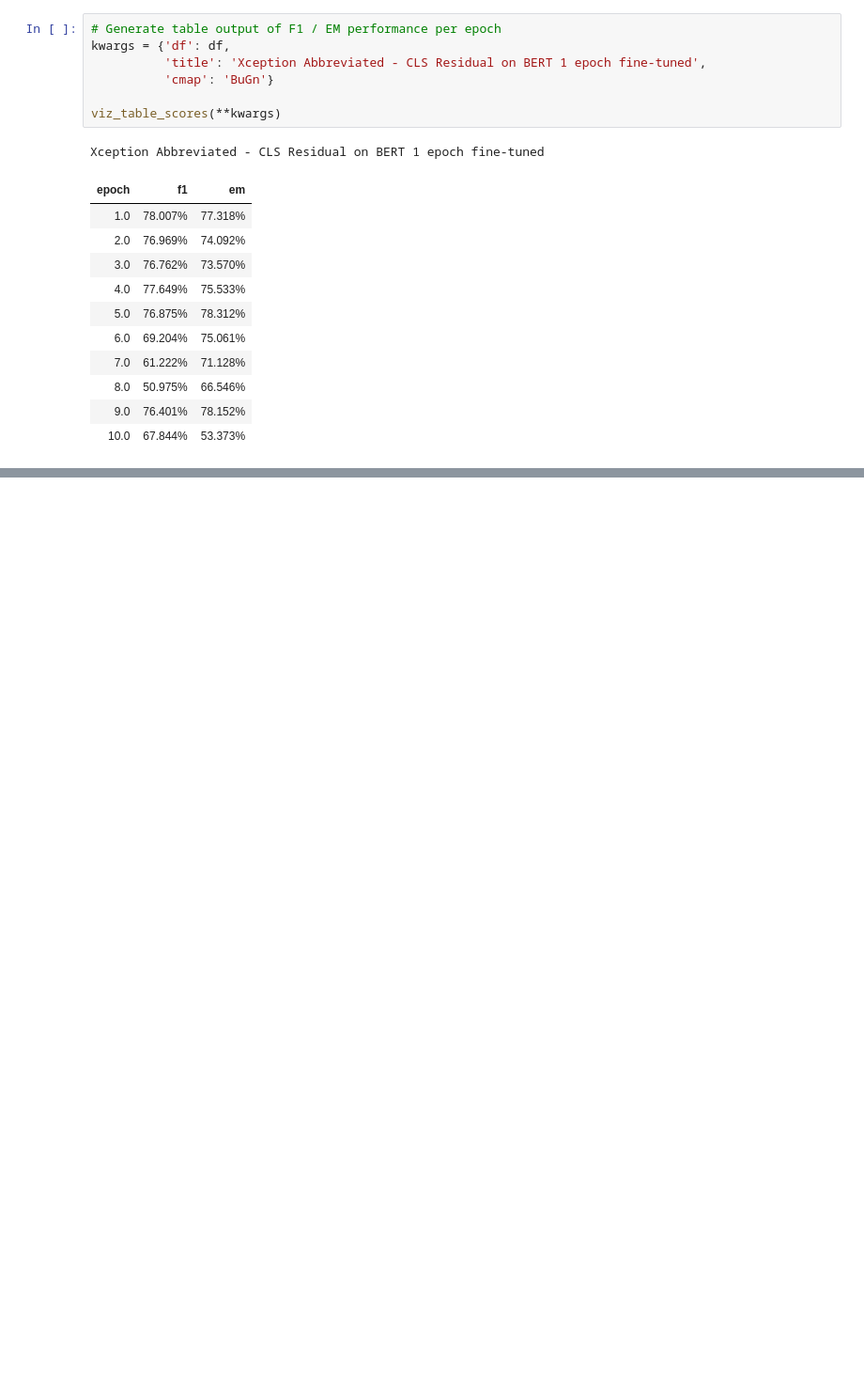
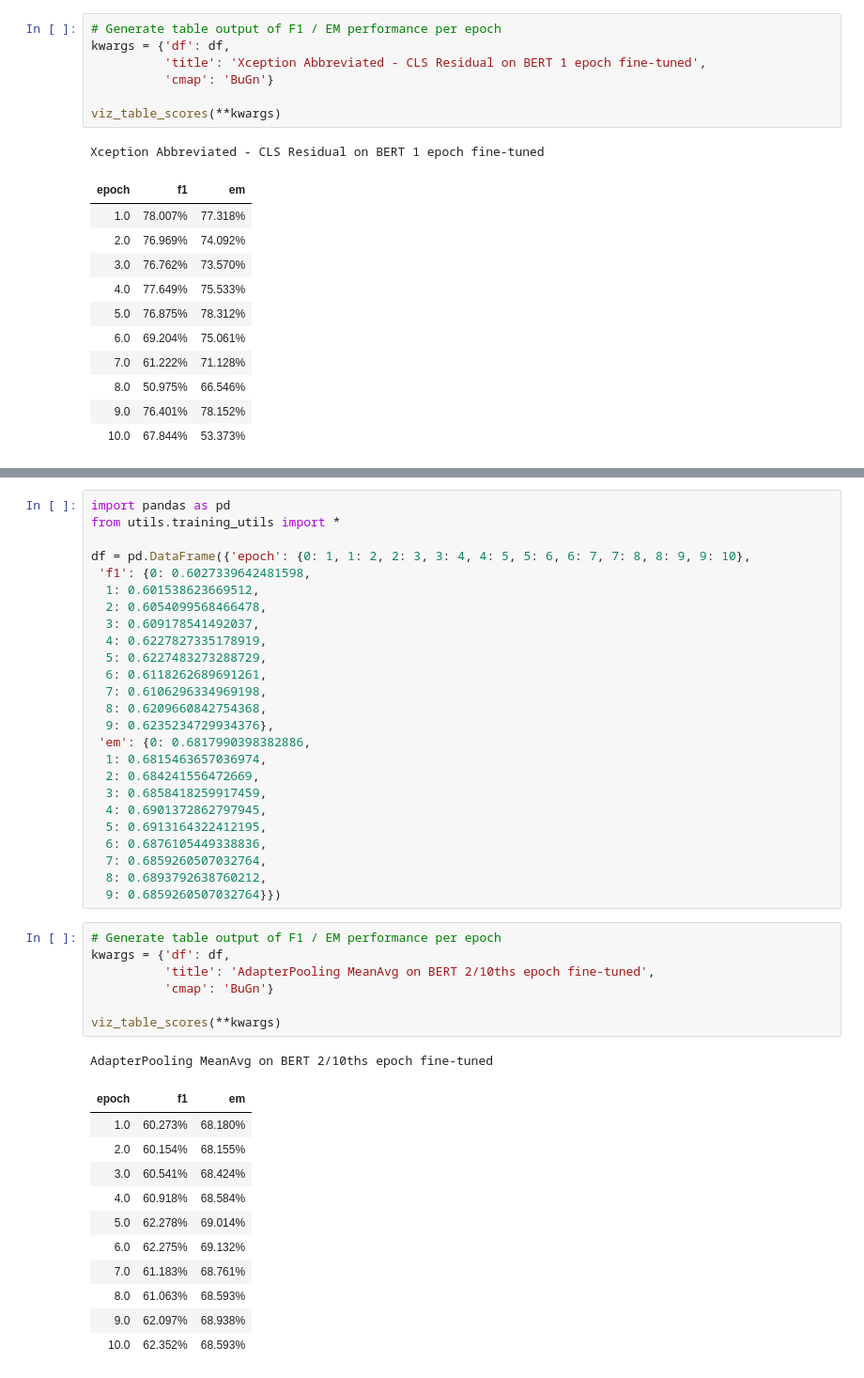
Before and after one commit to cbenge509/BERTVision, a Jupyter notebook: Example Performance Reporting.ipynb, the cells around one changed output, grey strips where cells are left out. Shown at 94% size. Cells and saved outputs as stored; diff of their text form; blank space fills up the shorter version.

```diff
--- a/Example Performance Reporting.ipynb
+++ b/Example Performance Reporting.ipynb
@@ -582,3 +582,48 @@ kwargs = {'df': df,
 viz_bert_performance(**kwargs)
 # %% [output]
 [interactive output not drawn]
+# %%
+import pandas as pd
+from utils.training_utils import *
+
+df = pd.DataFrame({'epoch': {0: 1, 1: 2, 2: 3, 3: 4, 4: 5, 5: 6, 6: 7, 7: 8, 8: 9, 9: 10},
+ 'f1': {0: 0.6027339642481598,
+  1: 0.601538623669512,
+  2: 0.6054099568466478,
+  3: 0.609178541492037,
+  4: 0.6227827335178919,
+  5: 0.6227483273288729,
+  6: 0.6118262689691261,
+  7: 0.6106296334969198,
+  8: 0.6209660842754368,
+  9: 0.6235234729934376},
+ 'em': {0: 0.6817990398382886,
+  1: 0.6815463657036974,
+  2: 0.684241556472669,
+  3: 0.6858418259917459,
+  4: 0.6901372862797945,
+  5: 0.6913164322412195,
+  6: 0.6876105449338836,
+  7: 0.6859260507032764,
+  8: 0.6893792638760212,
+  9: 0.6859260507032764}})
+# %%
+# Generate table output of F1 / EM performance per epoch
+kwargs = {'df': df,
+          'title': 'AdapterPooling MeanAvg on BERT 2/10ths epoch fine-tuned',
+          'cmap': 'BuGn'}
+
+viz_table_scores(**kwargs)
+# %% [output]
+AdapterPooling MeanAvg on BERT 2/10ths epoch fine-tuned
+| epoch | f1 | em |
+| 1.0 | 60.273% | 68.180% |
+| 2.0 | 60.154% | 68.155% |
+| 3.0 | 60.541% | 68.424% |
+| 4.0 | 60.918% | 68.584% |
+| 5.0 | 62.278% | 69.014% |
+| 6.0 | 62.275% | 69.132% |
+| 7.0 | 61.183% | 68.761% |
+| 8.0 | 61.063% | 68.593% |
+| 9.0 | 62.097% | 68.938% |
+| 10.0 | 62.352% | 68.593% |
```
Also changed, not shown: parts of 13 cells of this notebook, 8 other files.
